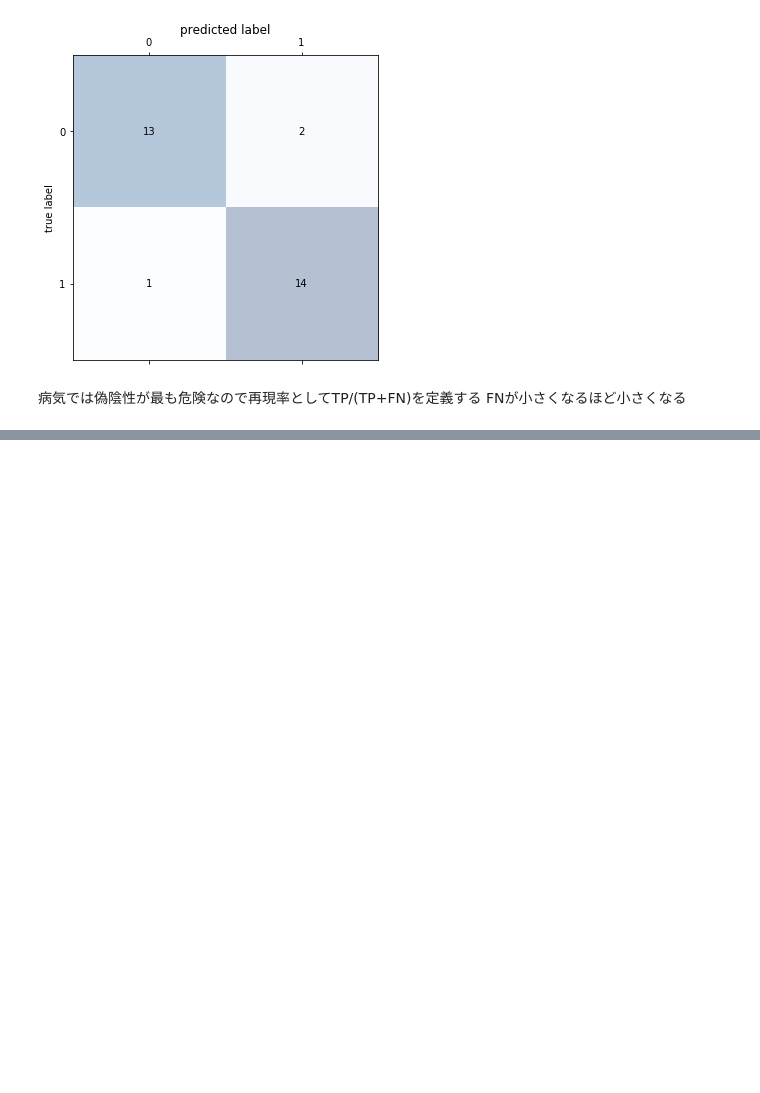
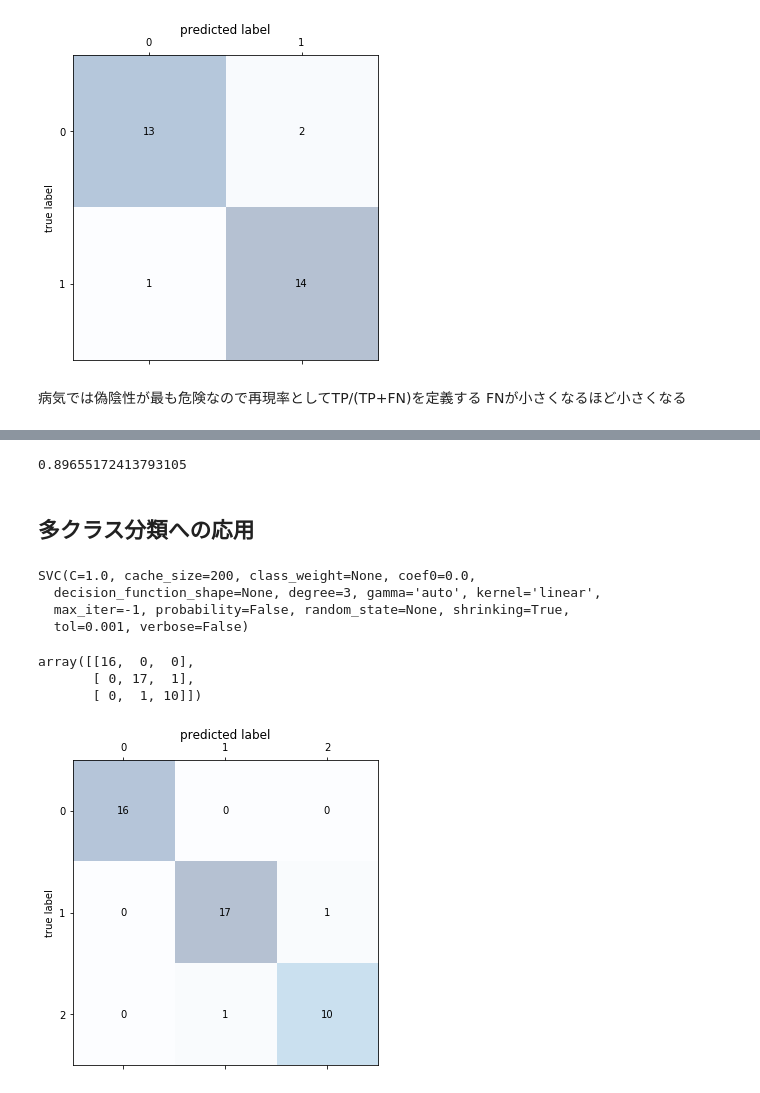
Before and after one commit to zukako0930/haitsclass, a Jupyter notebook: MachineLearning/tuning_ml.ipynb, the cells around one changed output, grey strips where cells are left out. Drawn from its saved outputs; the diff is of its cells as text; code cells hidden in the pictures; blank space fills up the shorter version.

```diff
--- a/MachineLearning/tuning_ml.ipynb
+++ b/MachineLearning/tuning_ml.ipynb
@@ -69,0 +94,37 @@ FNが小さくなるほど小さくなる
+# %%
+metrics.f1_score(y_1_test, svc_1.predict(X_1_test))
+# %% [output]
+0.89655172413793105
+# %% [markdown]
+## 多クラス分類への応用
+# %%
+# 3クラス分類を実行する
+iris = load_iris()
+X_2 = iris.data[:, [0, 2]]
+y_2 = iris.target
+
+# データセットの分割
+X_2_train, X_2_test, y_2_train, y_2_test = train_test_split(X_2, y_2, test_size=0.3, random_state=0)
+
+# 線形SVCの学習
+from sklearn.svm import SVC
+svc_2 = SVC(kernel='linear', C=1.0)
+svc_2.fit(X_2_train, y_2_train)
+# %% [output]
+SVC(C=1.0, cache_size=200, class_weight=None, coef0=0.0,
+  decision_function_shape=None, degree=3, gamma='auto', kernel='linear',
+  max_iter=-1, probability=False, random_state=None, shrinking=True,
+  tol=0.001, verbose=False)
+# %%
+# 混合行列の作成
+# arrayで出力
+cm_2 = confusion_matrix(y_2_test, svc_2.predict(X_2_test))
+cm_2
+# %% [output]
+array([[16,  0,  0],
+       [ 0, 17,  1],
+       [ 0,  1, 10]])
+# %%
+plot_cm(cm_2)
+# %% [output]
+[figure, added]
```
Also changed, not shown: parts of 44 cells of this notebook, 5 other files.
